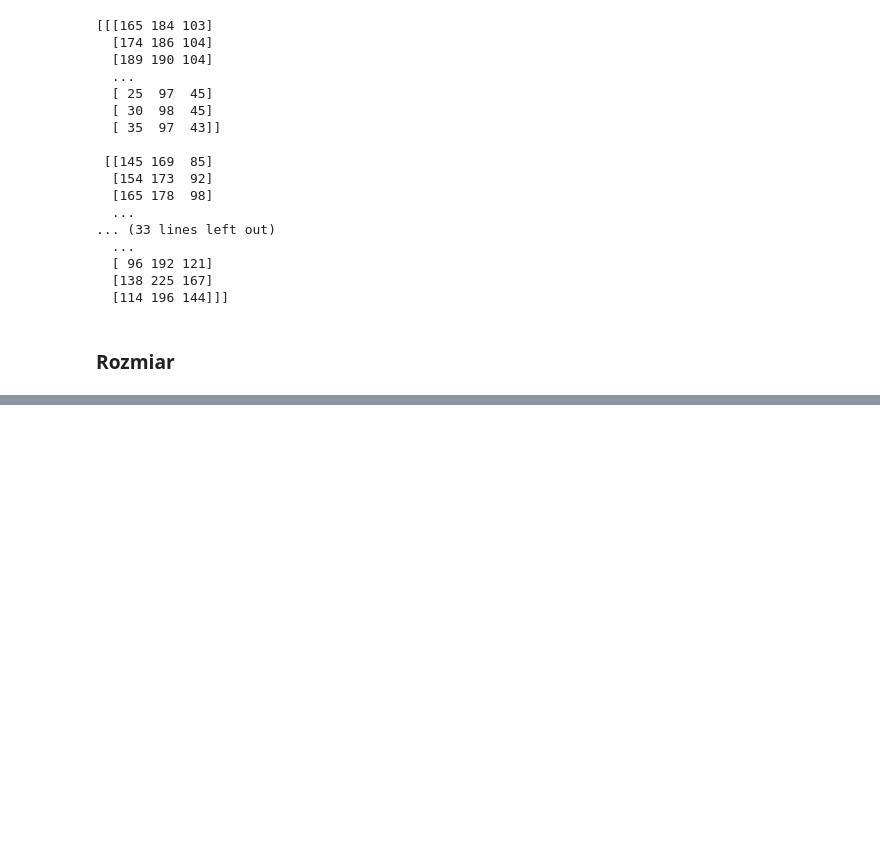
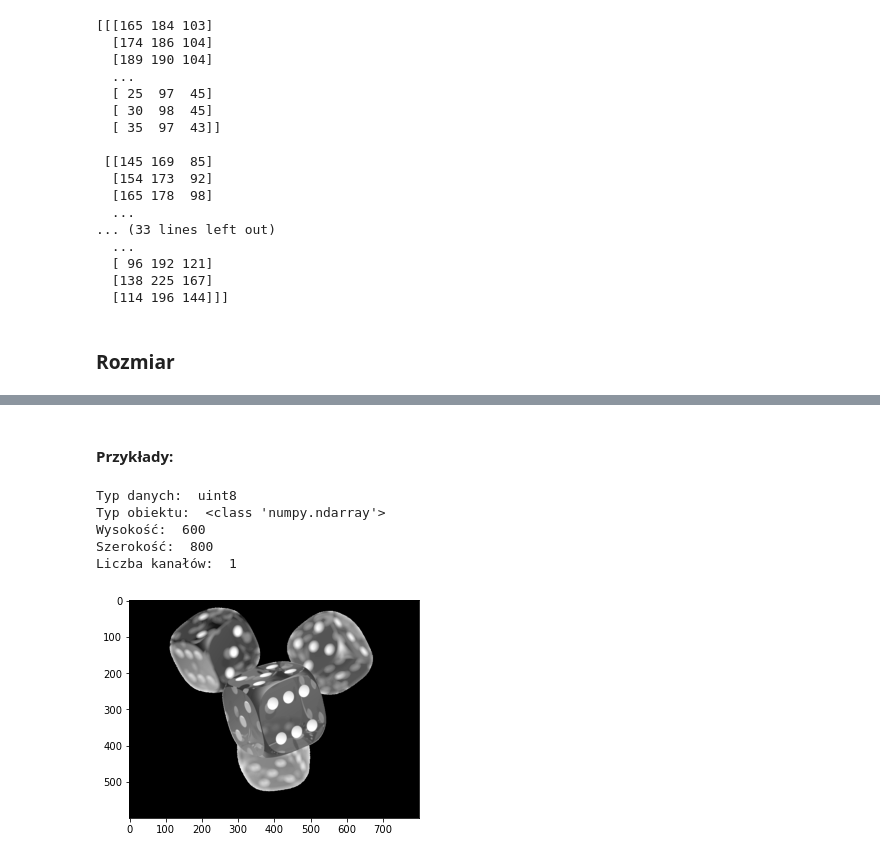
Before and after one commit to DawidMalarz/OpenCV-Tutorial, a Jupyter notebook: OpenCV - Podstawy #1 - Dawid Malarz.ipynb, the cells around one changed output, grey strips where cells are left out. Drawn from its saved outputs; the diff is of its cells as text; code cells hidden in the pictures; blank space fills up the shorter version.

```diff
--- a/OpenCV - Podstawy #1 - Dawid Malarz.ipynb
+++ b/OpenCV - Podstawy #1 - Dawid Malarz.ipynb
@@ -76,0 +87,23 @@ print(img[0][0]) # Odpowiednio B G R
+# %% [markdown]
+#### Przykłady:
+# %%
+def show_image(path, flag):
+    img = cv2.imread(path, flag)
+    plt.imshow(img);
+    print("Typ danych: ", img.dtype)
+    print("Typ obiektu: ", type(img))
+    print("Wysokość: ", img.shape[0])
+    print("Szerokość: ", img.shape[1])
+    if(flag == 0):
+        print("Liczba kanałów: ", 1)
+    else:
+        print("Liczba kanałów: ", img.shape[-1])
+# %%
+show_image("images/przyklad1_alpha.png", cv2.IMREAD_GRAYSCALE)
+# %% [output]
+Typ danych:  uint8
+Typ obiektu:  <class 'numpy.ndarray'>
+Wysokość:  600
+Szerokość:  800
+Liczba kanałów:  1
+[figure, added]
```
Also changed, not shown: parts of 44 cells of this notebook, 4 other files.
